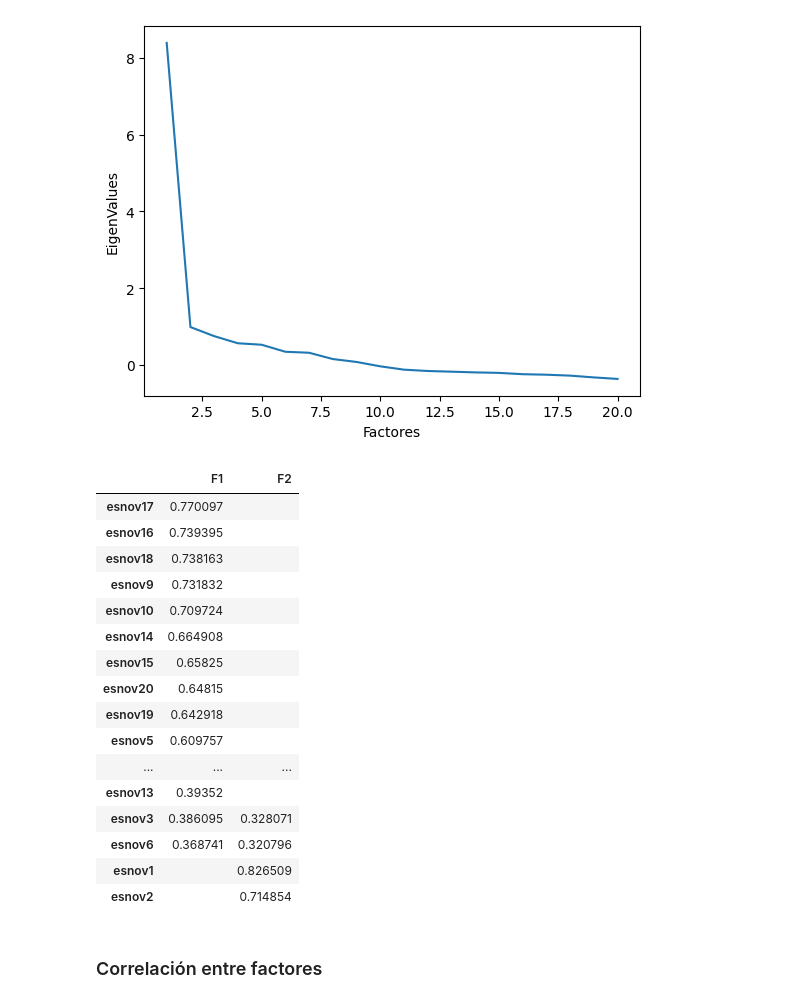
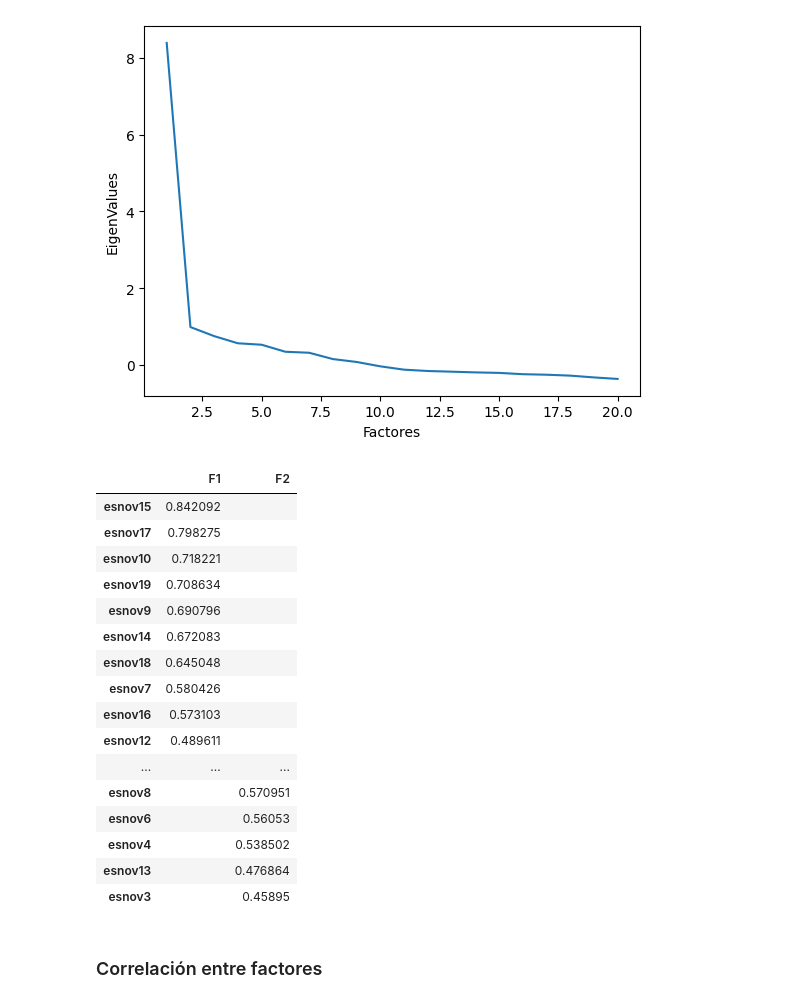
Before and after one commit to jisaaco/everchanging, a Jupyter notebook: factor_analysis_karina.ipynb, the cells around one changed output. Saved outputs shown, nothing was run; the diff lists cells and outputs as text; code cells hidden in the pictures.

```diff
--- a/factor_analysis_karina.ipynb
+++ b/factor_analysis_karina.ipynb
@@ -293,40 +297,40 @@ sns.lineplot(data = df,
 # %%
 fa = FactorAnalyzer(n_factors = 2,
                     rotation = 'oblimin',
-                    method = 'ml',
+                    method = 'principal',
                     use_smc = True)
 fa.fit(Z_exp)
 
 cols_exp = ['F1', 'F2']
 all_up = [False, False]
 
 loadings = pd.DataFrame(fa.loadings_,
                         columns = cols_exp,
                         index = esnov_exp.columns)\
                             .apply(lambda x: [y if y >= 0.3 else 0 for y in x])\
                             .sort_values(by = cols_exp,
                                         ascending = all_up)\
                             .apply(lambda x: [y if y > 0 else '' for y in x])
 
 loadings
 # %% [output]
 |  | F1 | F2 |
-| esnov17 | 0.770097 |  |
-| esnov16 | 0.739395 |  |
-| esnov18 | 0.738163 |  |
-| esnov9 | 0.731832 |  |
-| esnov10 | 0.709724 |  |
-| esnov14 | 0.664908 |  |
-| esnov15 | 0.65825 |  |
-| esnov20 | 0.64815 |  |
-| esnov19 | 0.642918 |  |
-| esnov5 | 0.609757 |  |
+| esnov15 | 0.842092 |  |
+| esnov17 | 0.798275 |  |
+| esnov10 | 0.718221 |  |
+| esnov19 | 0.708634 |  |
+| esnov9 | 0.690796 |  |
+| esnov14 | 0.672083 |  |
+| esnov18 | 0.645048 |  |
+| esnov7 | 0.580426 |  |
+| esnov16 | 0.573103 |  |
+| esnov12 | 0.489611 |  |
 | ... | ... | ... |
-| esnov13 | 0.39352 |  |
-| esnov3 | 0.386095 | 0.328071 |
-| esnov6 | 0.368741 | 0.320796 |
-| esnov1 |  | 0.826509 |
-| esnov2 |  | 0.714854 |
+| esnov8 |  | 0.570951 |
+| esnov6 |  | 0.56053 |
+| esnov4 |  | 0.538502 |
+| esnov13 |  | 0.476864 |
+| esnov3 |  | 0.45895 |
 # %% [markdown]
 ### Correlación entre factores
 # %%
```
Also changed, not shown: parts of 9 cells of this notebook.
